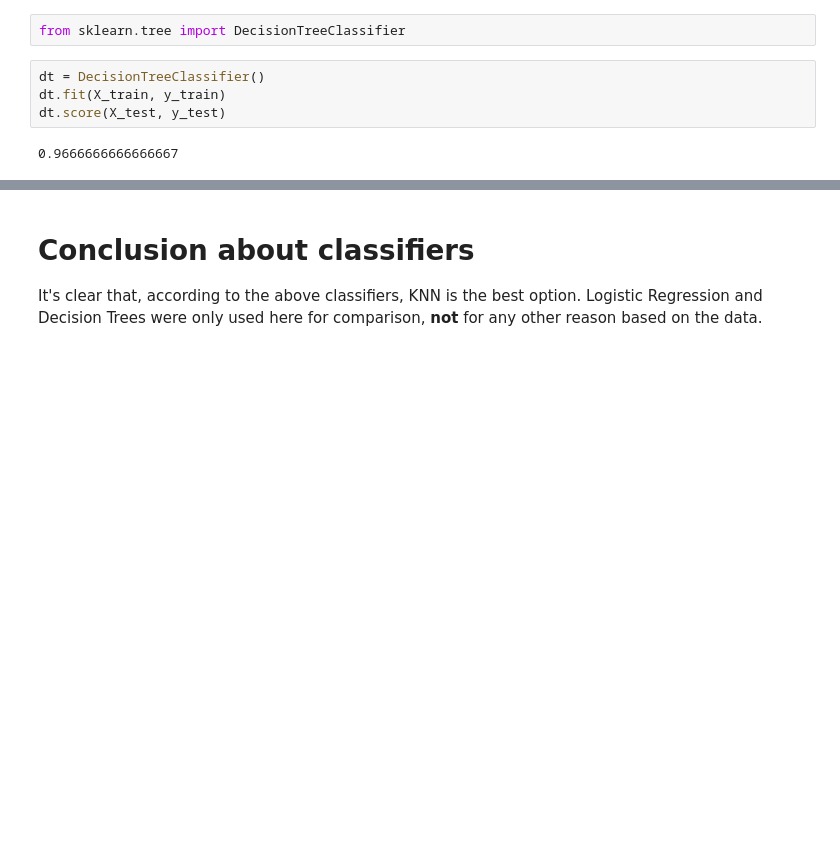
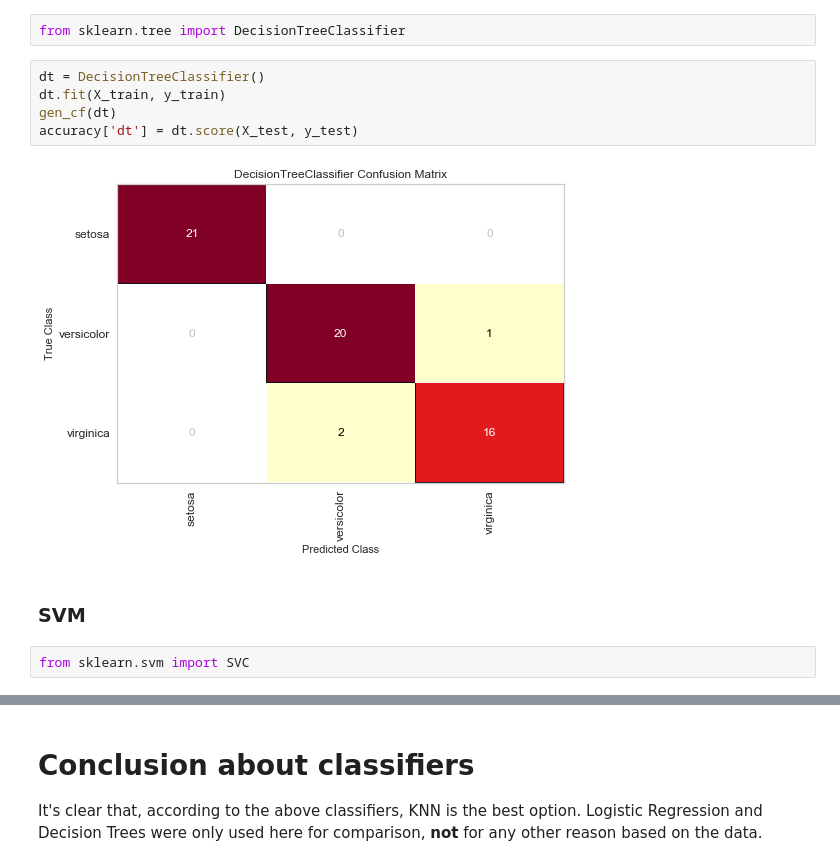
Before and after one commit to lacanlale/iris, a Jupyter notebook: iris-dataset-eda.ipynb, the cells around one changed output, grey strips where cells are left out. Drawn from its saved outputs; the diff is of its cells as text; blank space fills up the shorter version.

```diff
--- a/iris-dataset-eda.ipynb
+++ b/iris-dataset-eda.ipynb
@@ -128,6 +142,11 @@ from sklearn.tree import DecisionTreeClassifier
 # %%
 dt = DecisionTreeClassifier()
 dt.fit(X_train, y_train)
-dt.score(X_test, y_test)
+gen_cf(dt)
+accuracy['dt'] = dt.score(X_test, y_test)
 # %% [output]
-0.9666666666666667
+[figure, added]
+# %% [markdown]
+### SVM
+# %%
+from sklearn.svm import SVC
```
Also changed, not shown: parts of 8 cells of this notebook.
